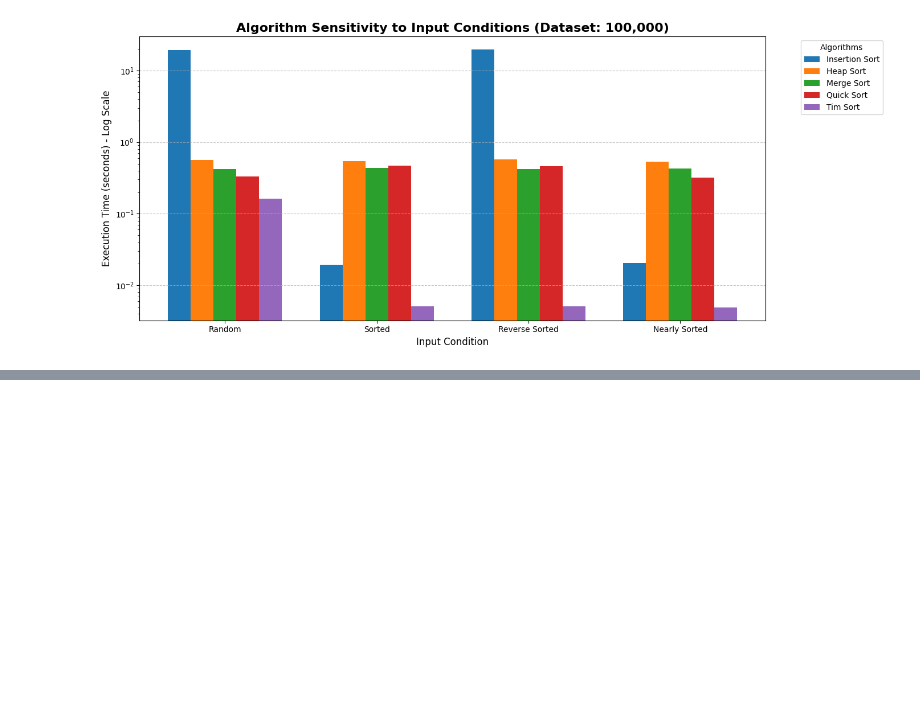
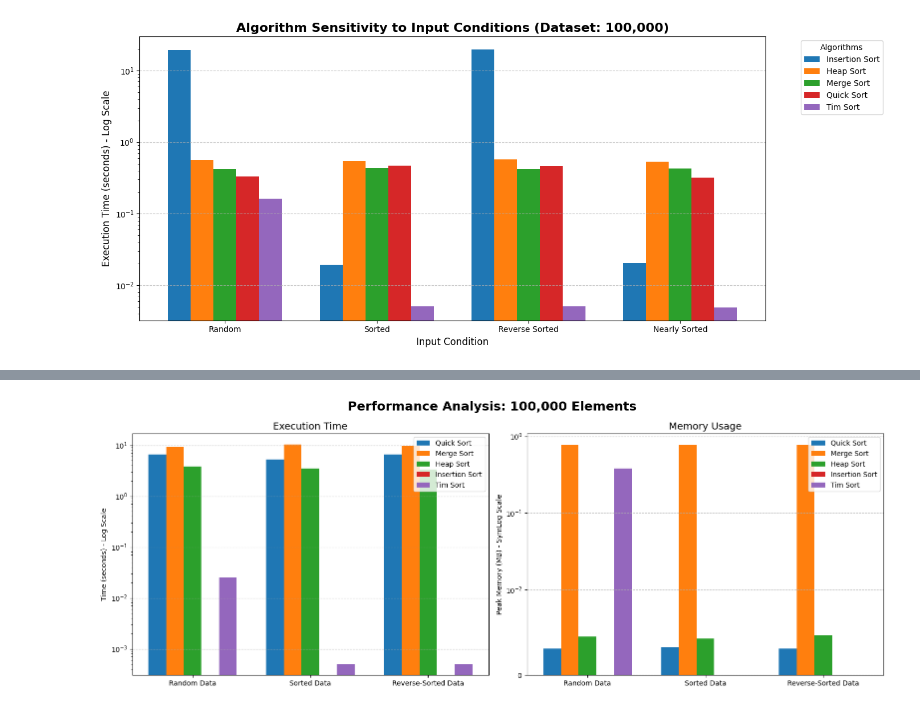
Before and after one commit to Rohans1113/Comparative-Performance-Analysis-of-Sorting-Algorithms-on-Large-Scale-Datasets, a Jupyter notebook: RM.ipynb, the cells around one changed output, grey strips where cells are left out. Saved outputs shown, nothing was run; the diff lists cells and outputs as text; code cells hidden in the pictures; blank space fills up the shorter version.

```diff
--- a/RM.ipynb
+++ b/RM.ipynb
@@ -418,0 +634,61 @@ plt.show()
+# %%
+import matplotlib.pyplot as plt
+import numpy as np
+
+# --- DATA FOR 100,000 ELEMENTS ---
+algorithms = ['Quick Sort', 'Merge Sort', 'Heap Sort', 'Insertion Sort', 'Tim Sort']
+conditions = ['Random Data', 'Sorted Data', 'Reverse-Sorted Data']
+
+# Execution Time (seconds) - 0 indicates "Too Slow"
+time_data = {
+    'Quick Sort': [6.6625, 5.2304, 6.6543],
+    'Merge Sort': [9.3113, 10.2986, 9.6594],
+    'Heap Sort': [3.8109, 3.5267, 3.3630],
+    'Insertion Sort': [0, 0, 0],
+    'Tim Sort': [0.0258, 0.0005, 0.0005]
+}
+
+# Memory Usage (MB) - 0 indicates "Too Slow"
+memory_data = {
+    'Quick Sort': [0.0031, 0.0033, 0.0031],
+    'Merge Sort': [0.7667, 0.7669, 0.7667],
+    'Heap Sort': [0.0045, 0.0043, 0.0047],
+    'Insertion Sort': [0, 0, 0],
+    'Tim Sort': [0.3813, 0.0000, 0.0000]
+}
+
+x = np.arange(len(conditions))
+bar_width = 0.15
+
+# --- PLOTTING ---
+fig, axes = plt.subplots(1, 2, figsize=(16, 6))
+fig.suptitle('Performance Analysis: 100,000 Elements', fontsize=18, fontweight='bold')
+
+# 1. Execution Time Subplot
+for i, algo in enumerate(algorithms):
+    axes[0].bar(x + (i - 2) * bar_width, time_data[algo], bar_width, label=algo)
+
+axes[0].set_yscale('log')
+axes[0].set_title('Execution Time', fontsize=14)
+axes[0].set_ylabel('Time (seconds) - Log Scale')
+axes[0].set_xticks(x)
+axes[0].set_xticklabels(conditions)
+axes[0].grid(axis='y', linestyle='--', alpha=0.7)
+axes[0].legend()
+
+# 2. Memory Usage Subplot
+for i, algo in enumerate(algorithms):
+    axes[1].bar(x + (i - 2) * bar_width, memory_data[algo], bar_width, label=algo)
+
+axes[1].set_yscale('symlog', linthresh=0.01) # Keeps 0s safe but graphs 0.7MB cleanly
+axes[1].set_title('Memory Usage', fontsize=14)
+axes[1].set_ylabel('Peak Memory (MB) - SymLog Scale')
+axes[1].set_xticks(x)
+axes[1].set_xticklabels(conditions)
+axes[1].grid(axis='y', linestyle='--', alpha=0.7)
+axes[1].legend()
+
+plt.tight_layout()
+plt.show()
+# %% [output]
+[figure, added]
```
Also changed, not shown: parts of 3 cells of this notebook.
